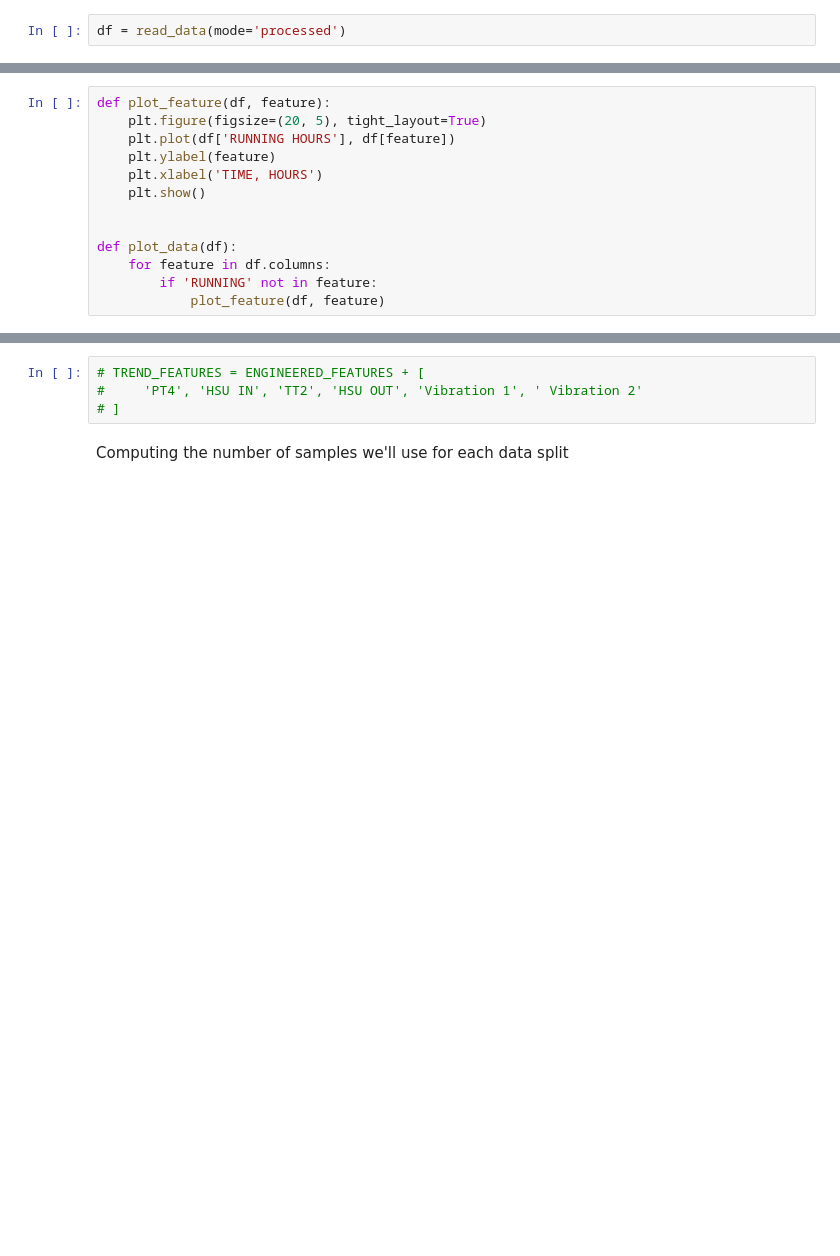
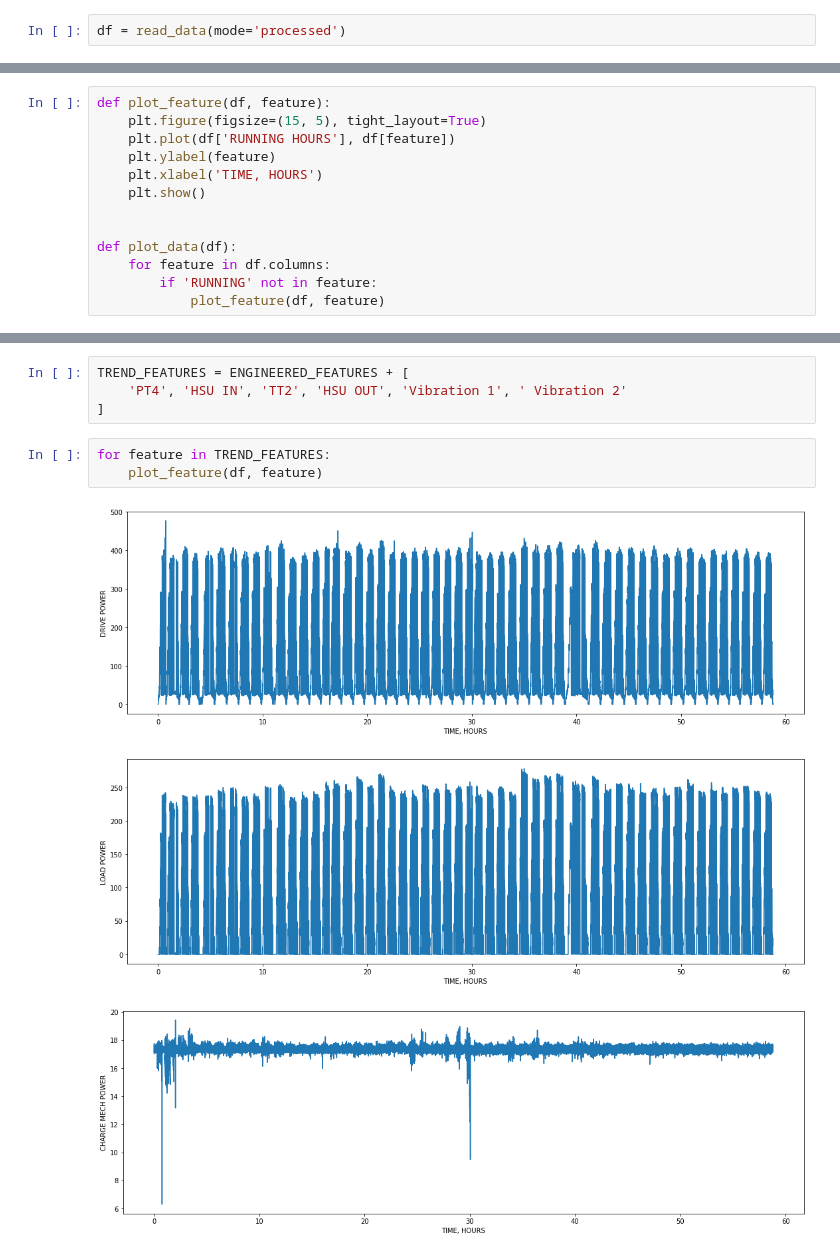
Before and after one commit to ivanokhotnikov/test_rig_serving, a Jupyter notebook: code/notebooks/anomaly_detection.ipynb, the cells around one changed output, grey strips where cells are left out. Saved outputs shown, nothing was run; the diff lists cells and outputs as text; blank space fills up the shorter version.

```diff
--- a/code/notebooks/anomaly_detection.ipynb
+++ b/code/notebooks/anomaly_detection.ipynb
@@ -77,6 +114,6 @@ print(
 # %%
 def plot_feature(df, feature):
-    plt.figure(figsize=(20, 5), tight_layout=True)
+    plt.figure(figsize=(15, 5), tight_layout=True)
     plt.plot(df['RUNNING HOURS'], df[feature])
     plt.ylabel(feature)
     plt.xlabel('TIME, HOURS')
@@ -126,6 +159,11 @@ def plot_data(df):
 # %%
-# TREND_FEATURES = ENGINEERED_FEATURES + [
-#     'PT4', 'HSU IN', 'TT2', 'HSU OUT', 'Vibration 1', ' Vibration 2'
-# ]
+TREND_FEATURES = ENGINEERED_FEATURES + [
+    'PT4', 'HSU IN', 'TT2', 'HSU OUT', 'Vibration 1', ' Vibration 2'
+]
-# %% [markdown]
-Computing the number of samples we'll use for each data split
+# %%
+for feature in TREND_FEATURES:
+    plot_feature(df, feature)
+# %% [output]
+[figure, added]
+[figure, added]
+[figure, added]
```
Also changed, not shown: parts of 32 cells of this notebook, 5 other files.
